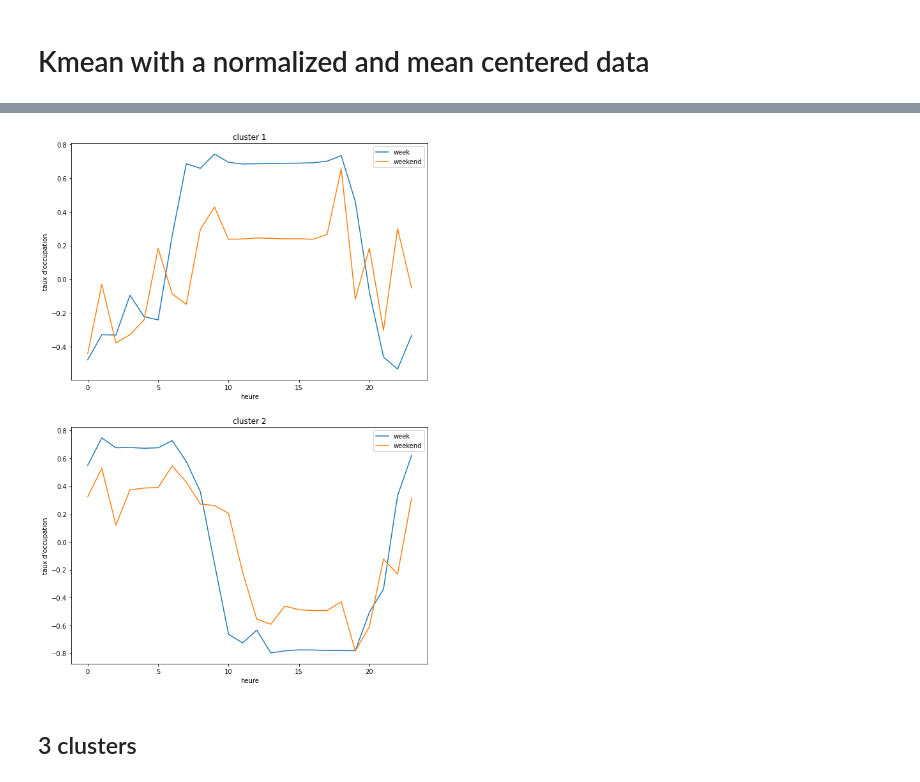
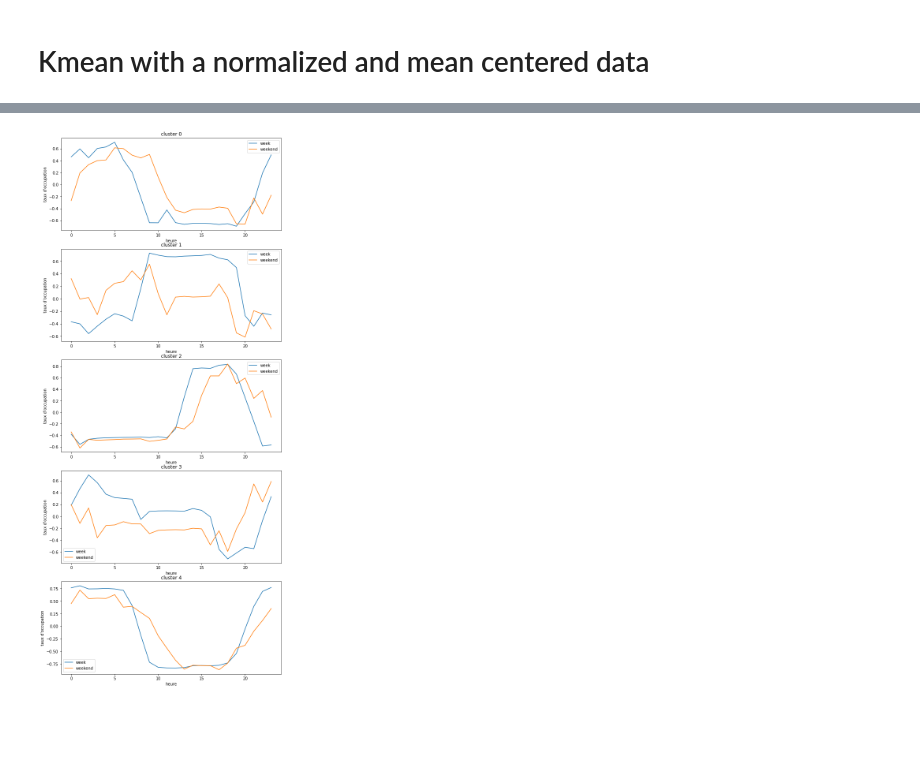
Before and after one commit to mathispuissant/StatApp, a Jupyter notebook: visualisation.ipynb, the cells around one changed output, grey strips where cells are left out. Saved outputs shown, nothing was run; the diff lists cells and outputs as text; code cells hidden in the pictures; blank space fills up the shorter version.

Commit message:
map and clusters

```diff
--- a/visualisation.ipynb
+++ b/visualisation.ipynb
@@ -261,7 +260,7 @@ df_station_info.head()
 | 3 | 36255 | Toudouze - Clauzel | 48.879296 | 2.337360 | 21 | 9020 | [CREDITCARD] |
 | 4 | 37815204 | Mairie du 12ème | 48.840855 | 2.387555 | 30 | 12109 | NaN |
 # %%
-df_id_name_capacity = df_station_info[["station_id", "name", "capacity"]]
+df_id_name_capacity = df_station_info[["station_id", "lat", "lon", "name", "capacity"]]
 # %%
 velib_w_capacity = df_id_name_capacity.merge(velib, how = "inner", left_on = "station_id", right_on = "station_id")
 velib_w_capacity = velib_w_capacity[velib_w_capacity["capacity"] != 0]
@@ -375,3 +413,5 @@ Y = np.array(Y)
+# %%
+nb_clusters= [5,6]
 # %%
 from tslearn.clustering import TimeSeriesKMeans
 
@@ -380,0 +468,15 @@ Fit = model.fit(Y)
+# %%
+from matplotlib import colors as mcolors
+
+
+for i in range(*nb_clusters):
+    fig, ax = plt.subplots(1, 1, figsize=(15, 15))
+    c = list(mcolors.CSS4_COLORS.values())
+    ax.set_aspect('equal')
+    #gdf.plot(ax=ax, marker='o', c = gdf['capacity'], markersize=gdf['capacity']/3)
+    communes[communes['dep'].isin(['75','92','93','94'])].plot(ax = ax, zorder=1, edgecolor = "black", facecolor="none", color = None)
+
+    plt.scatter(velib_w_bike['lon'], velib_w_bike['lat'], s = velib_w_bike['capacity'], marker = '.', c = gdf[str(i) + "types"], cmap='rainbow', alpha = 0.9)
+    plt.colorbar(shrink = 0.75)
+    ax.set_title("velib en fonction de leur type pour " + str(i) + " clusters")
+    plt.savefig("results/velib en fonction de leur type pour " + str(i) + " clusters" ".jpg")
@@ -381,23 +485,24 @@ Fit = model.fit(Y)
 # %%
-clusters = {}
-for i in range(len(Fit.cluster_centers_)):
-    clusters[i] = [
-        [times[0] for times in Fit.cluster_centers_ [i]],
-        [times[1] for times in Fit.cluster_centers_ [i]]
-    ]
+for j in range(*nb_clusters):
+    clusters = {}
+    for i in range(len(clusters_Kmeans[j][0].cluster_centers_)):
+        clusters[i] = [
+            [times[0] for times in clusters_Kmeans[j][0].cluster_centers_ [i]],
+            [times[1] for times in clusters_Kmeans[j][0].cluster_centers_ [i]]
+        ]
 
-fig, axs = plt.subplots(len(Fit.cluster_centers_), 1, figsize=(10, 15) )
-x = [i for i in range(24)]
+    fig, axs = plt.subplots(len(clusters_Kmeans[j][0].cluster_centers_), 1, figsize=(10, 5 * j) )
+    x = [i for i in range(24)]
 
 
-for i in range(len(Fit.cluster_centers_)):
-    axs[i].plot(x, clusters[i][0], label = "week")
-    axs[i].plot(x, clusters[i][1], label = "weekend")
-    axs[i].legend()
-    axs[i].set_title("cluster " + str(i+1))
-    axs[i].set_ylabel("taux d'occupation")
-    axs[i].set_xlabel("heure")
+    for i in range(len(clusters_Kmeans[j][0].cluster_centers_)):
+        axs[i].plot(x, clusters[i][0], label = "week")
+        axs[i].plot(x, clusters[i][1], label = "weekend")
+        axs[i].legend()
+        axs[i].set_title("cluster " + str(i))
+        axs[i].set_ylabel("taux d'occupation")
+        axs[i].set_xlabel("heure")
+
+    fig.savefig("results/Kmeans " + str(j) + " clusters" ".jpg")
 # %% [output]
-[figure, old version]
+[figure, new version]
-# %% [markdown]
-## 3 clusters
```
Also changed, not shown: parts of 19 cells of this notebook, 9 other files.
